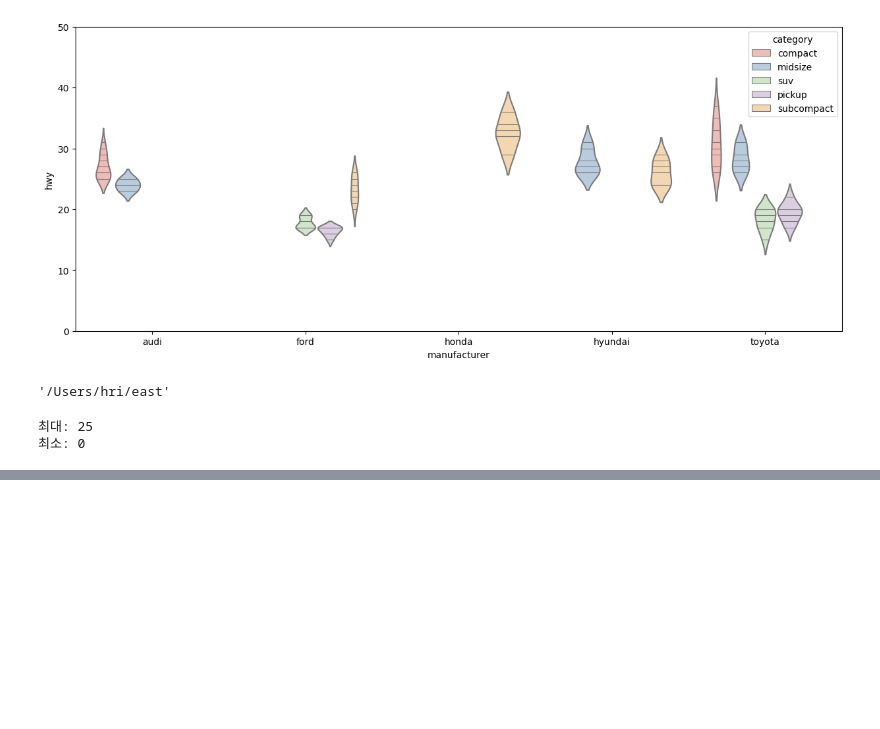
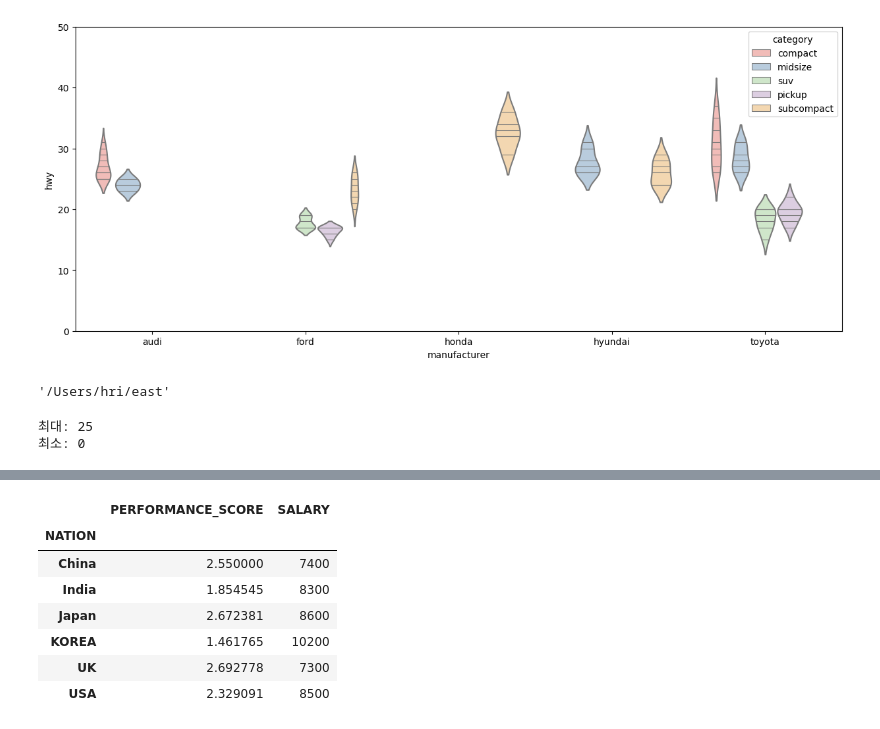
Before and after one commit to ryuihwang/practicing, a Jupyter notebook: Untitled3.ipynb, the cells around one changed output, grey strips where cells are left out. Cells and saved outputs as stored; diff of their text form; code cells hidden in the pictures; blank space fills up the shorter version.

```diff
--- a/Untitled3.ipynb
+++ b/Untitled3.ipynb
@@ -147,0 +197,13 @@ print("최소:", hr_info['SERVICE_YEAR'].min())
+# %%
+###그룹화 후 컬럼별로 다른 연산 적용
+#국적에 따른 평균 (평균)성과평가점수와 (최대)연봉 확인
+hr_info[['NATION','PERFORMANCE_SCORE','SALARY']].groupby(['NATION']).agg({'PERFORMANCE_SCORE':'mean', 'SALARY':'max'})
+# %% [output]
+|  | PERFORMANCE_SCORE | SALARY |
+| NATION |  |  |
+| China | 2.550000 | 7400 |
+| India | 1.854545 | 8300 |
+| Japan | 2.672381 | 8600 |
+| KOREA | 1.461765 | 10200 |
+| UK | 2.692778 | 7300 |
+| USA | 2.329091 | 8500 |
```
Also changed, not shown: parts of 8 cells of this notebook, 9 other files.
